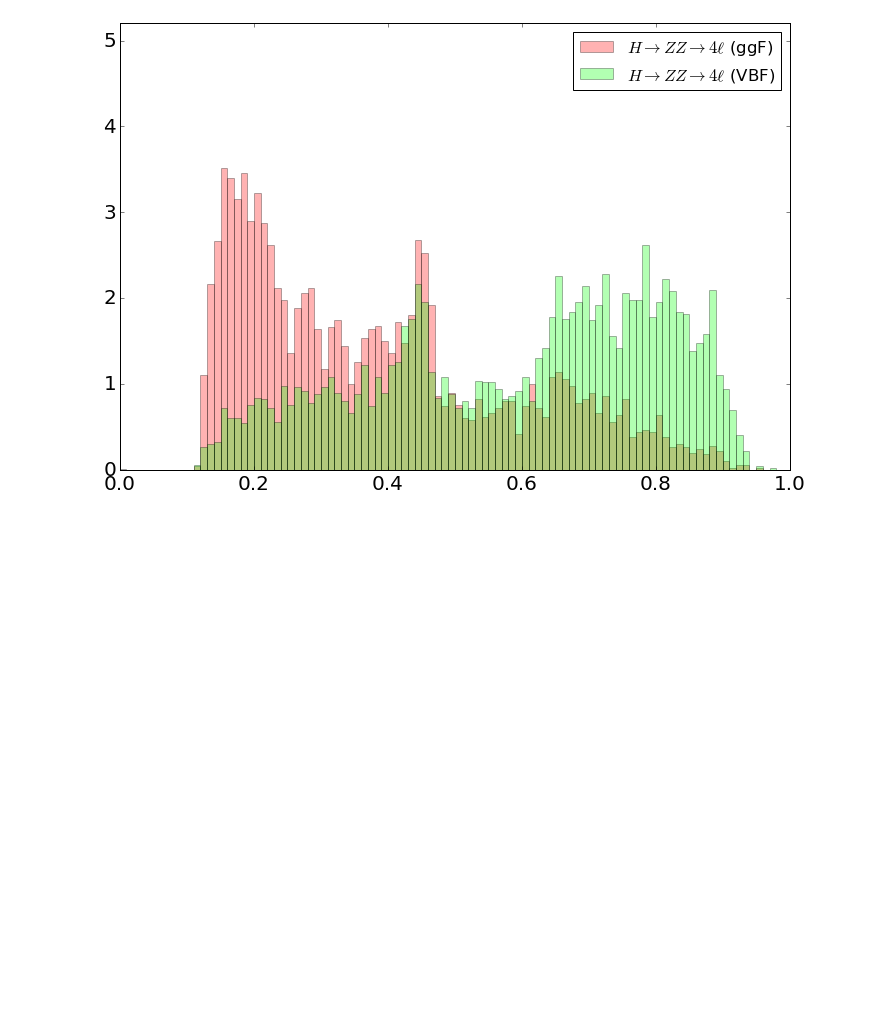
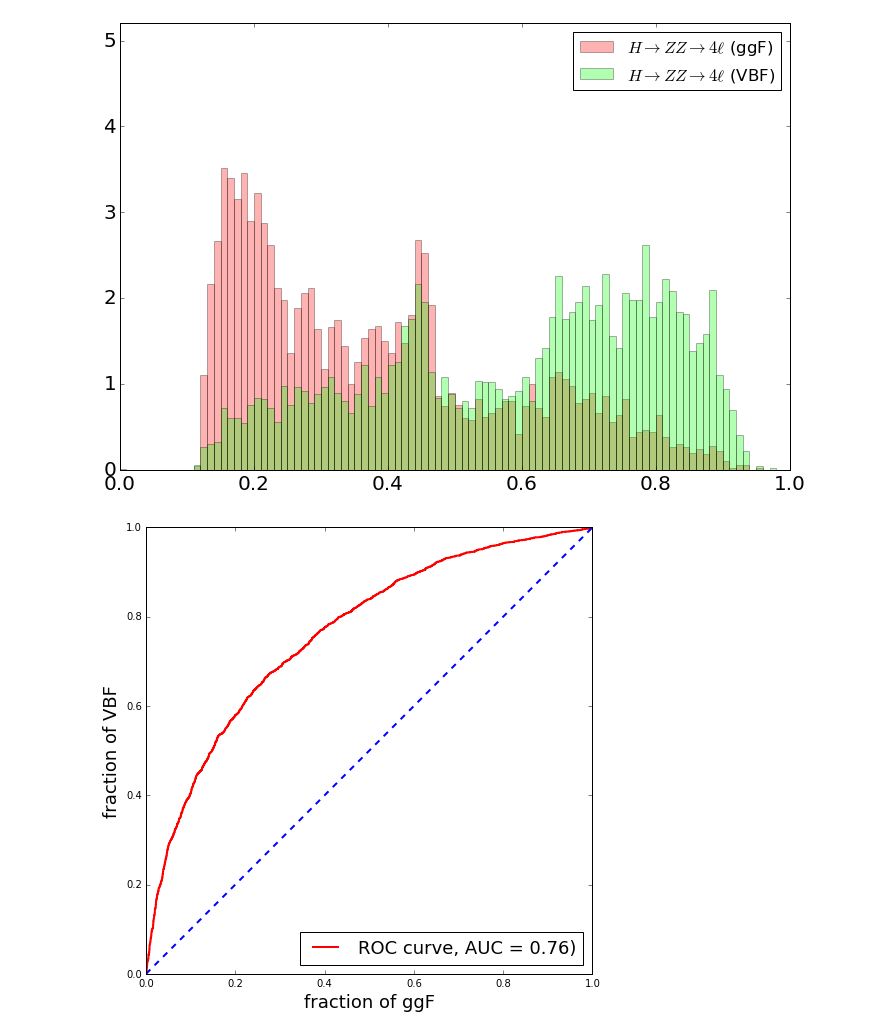
Before and after one commit to hbprosper/YETI, a Jupyter notebook: exercises/03/03_higgs_vbf_gg_dnn.ipynb, the cells around one changed output. Drawn from its saved outputs; the diff is of its cells as text; code cells hidden in the pictures; blank space fills up the shorter version.

```diff
--- a/exercises/03/03_higgs_vbf_gg_dnn.ipynb
+++ b/exercises/03/03_higgs_vbf_gg_dnn.ipynb
@@ -234,6 +235,27 @@ def plotDistribution(mlp, X, y, nbins=100, ftsize=FONTSIZE, fgsize=(12,8)):
 plotDistribution(mlp, X_test, y_test)
 # %% [output]
 [figure]
+# %%
+def plotROC(y, p):
+    bad, good, _ = roc_curve(y, p)
+    roc_auc = auc(bad, good)
+    plt.figure(figsize=(8, 8))
+
+    plt.plot(bad, good, color='red',
+             lw=2, label='ROC curve, AUC = %0.2f)' % roc_auc)
+    plt.plot([0, 1], [0, 1], color='blue', lw=2, linestyle='--')
+    plt.xlim([0.0, 1.0])
+    plt.ylim([0.0, 1.0])
+    plt.xlabel('fraction of ggF', fontsize=18)
+    plt.ylabel('fraction of VBF', fontsize=18)
+    plt.legend(loc="lower right", fontsize=18)
+    plt.show()
+# %%
+# predict_proba returns (prob(class1), prob(class2))
+p  = [x for (_, x) in mlp.predict_proba(X_test)]
+plotROC(y_test, p)
+# %% [output]
+[figure, added]
 # %%
 def plotResults(mlp, scaler, data, inputs,
                 xmin=0, xmax=8, ymin=0, ymax=2000, N=2000,
```
Also changed, not shown: parts of 3 cells of this notebook, 4 other files.
